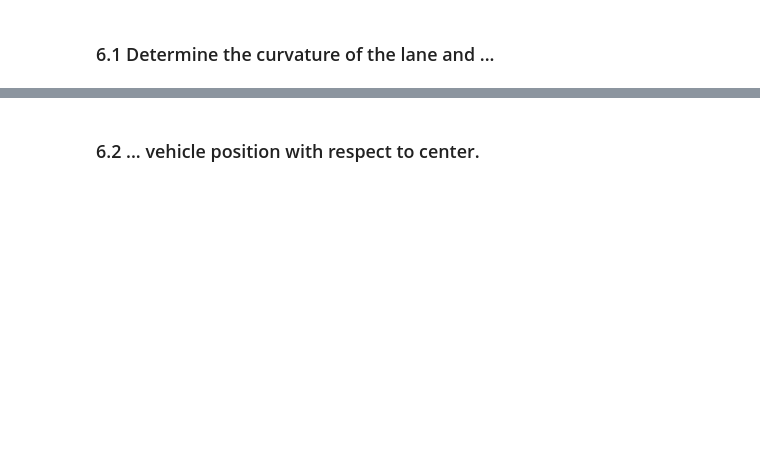
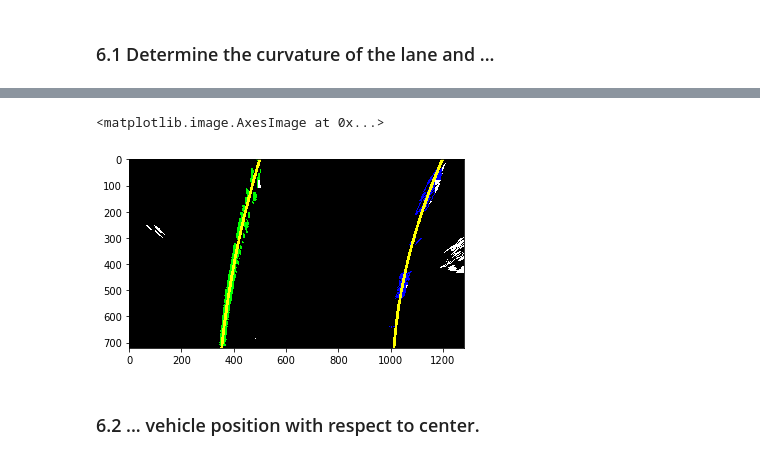
Before and after one commit to wfs/sdc-project-4-advanced-lane-detection, a Jupyter notebook: writeup.ipynb, the cells around one changed output, grey strips where cells are left out. Saved outputs shown, nothing was run; the diff lists cells and outputs as text; code cells hidden in the pictures; blank space fills up the shorter version.

```diff
--- a/writeup.ipynb
+++ b/writeup.ipynb
@@ -619,8 +643,8 @@ def create_current_fit_degree_2_polynomials(y_values, left_line_obj, right_line_
 # %%
-def draw_fitted_line(points):
+def draw_polynomial_line(points):
     """
-    Iteratively generate the fitted line from the supplied points.
-    :param points: [left | right] line points
+    Use the recently fitted line points with cv2.line() to iteratively draw a yellow degree-2 polynomial line
+    :param points: recent, best fit line points
     """
     previous = points[0]
     for point in points:
@@ -694,3 +667,63 @@ draw_and_identify_good_sliding_windows done.
+# %%
+def create_x_y_line_coordinates(left_line_obj, right_line_obj, y_axis):
+    """
+    Column stack the fitted x line points and the y_axis values for plotting on a warped image
+    :param left_line_obj: get x fitted values to stack alongside y_axis values
+    :param right_line_obj: get x fitted values to stack alongside y_axis values
+    :param y_axis: values used for plotting
+    :return: plotting coordinates
+    """
+    left_coordinates = np.array(np.column_stack((left_line_obj.recent_xfitted[0], y_axis)))
+    right_coordinates = np.array(np.column_stack((right_line_obj.recent_xfitted[0], y_axis)))
+    # print("right_coordinates.shape :", right_coordinates.shape)
+    # print("right_coordinates :", right_coordinates)
+    return left_coordinates, right_coordinates
+# %%
+# Visual test of sliding window technique
+
+# Instantiate new Line objects to modify
+left_line = Line()
+right_line = Line()
+
+# Select an image for testing and display
+img = cv2.imread('test_images/test6.jpg')
+
+# Undistort the test image and apply transformations
+undistorted = undistort_image(img, c_matrix, dist_coeff)
+thresholded = colour_image_transformation_pipeline(undistorted)
+
+# Warp processed test image to new perspective
+matrix_transform_inversed_stacked, binary_warped_test = warp_perspective_to_top_down(source_transformation, thresholded[1],
+                                                         destination_transformation)
+
+# Modify Line objects by applying sliding window technique for active pixels
+offset_from_center, left_line, right_line, y_axis_values = setup_lines(binary_warped_test, left_line,
+                                                                       right_line)
+
+# Best fit the left and right lines
+best_left_fit_x, y_axis_values, best_right_fit_x = calc_deg_2_polynomial_with_left_right_fit_x_coefficients(
+    binary_warped_test,
+    left_line.current_fit,
+    right_line.current_fit)
+
+# Highlight pixels in green (left) and blue (right) on test image
+out_img = highlight_detected_line_pixels(binary_warped_test, left_line, right_line)
+
+# Get the x, y plotting coordinates
+left_points, right_points = create_x_y_line_coordinates(left_line, right_line, y_axis_values)
+
+# Iteratively plot left, right polynomial points to make yellow lines
+draw_polynomial_line(left_points)
+draw_polynomial_line(right_points)
+
+# Save result and plot to screen
+plt.imsave('output_images/polynomial_fitted.jpg', out_img)
+plt.xlim(0, 1280)
+plt.ylim(720, 0)
+plt.imshow(out_img)
+# %% [output]
+<matplotlib.image.AxesImage at 0x...>
+[figure, added]
 # %% [markdown]
 ### 6.2 ... vehicle position with respect to center.
 # %%
```
Also changed, not shown: parts of 75 cells of this notebook, 13 other files.
